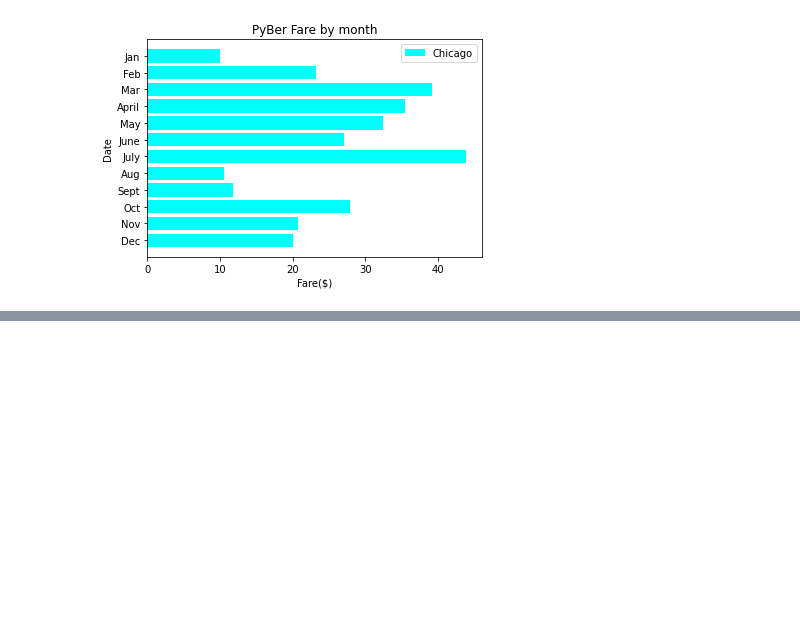
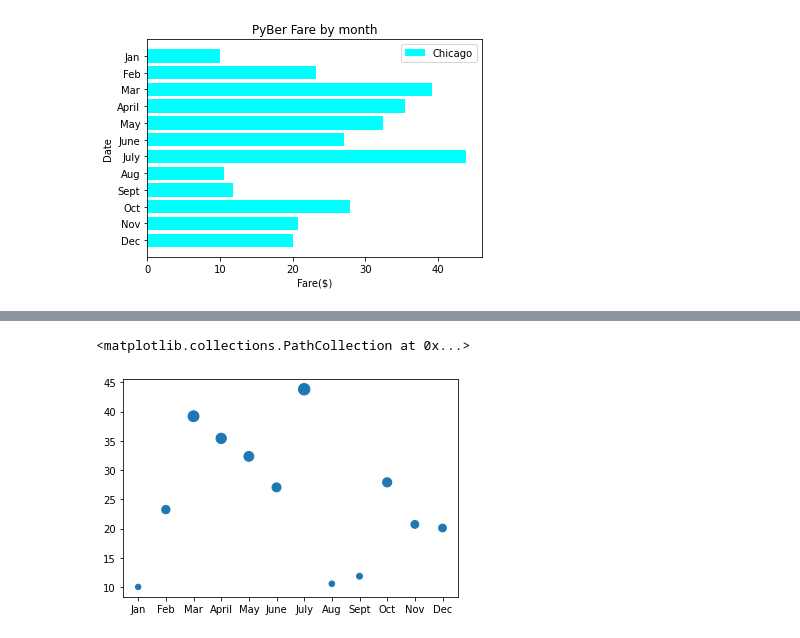
Before and after one commit to velasciraptor/PyBer_Analysis, a Jupyter notebook: matplotlib_practice.ipynb, the cells around one changed output, grey strips where cells are left out. Cells and saved outputs as stored; diff of their text form; code cells hidden in the pictures; blank space fills up the shorter version.

```diff
--- a/matplotlib_practice.ipynb
+++ b/matplotlib_practice.ipynb
@@ -116,0 +145,8 @@ ax.invert_yaxis()
+# %%
+# Instead of using for loops and while loops, python can spot a pattern in this example below
+# new_list = [expression for item in list if conditional]
+# add the technique above to the plt.scatter() function
+plt.scatter(x_axis, y_axis, s = [i * 3 for i in y_axis])
+# %% [output]
+<matplotlib.collections.PathCollection at 0x...>
+[figure, added]
```
Also changed, not shown: parts of 9 cells of this notebook, 4 other files.
